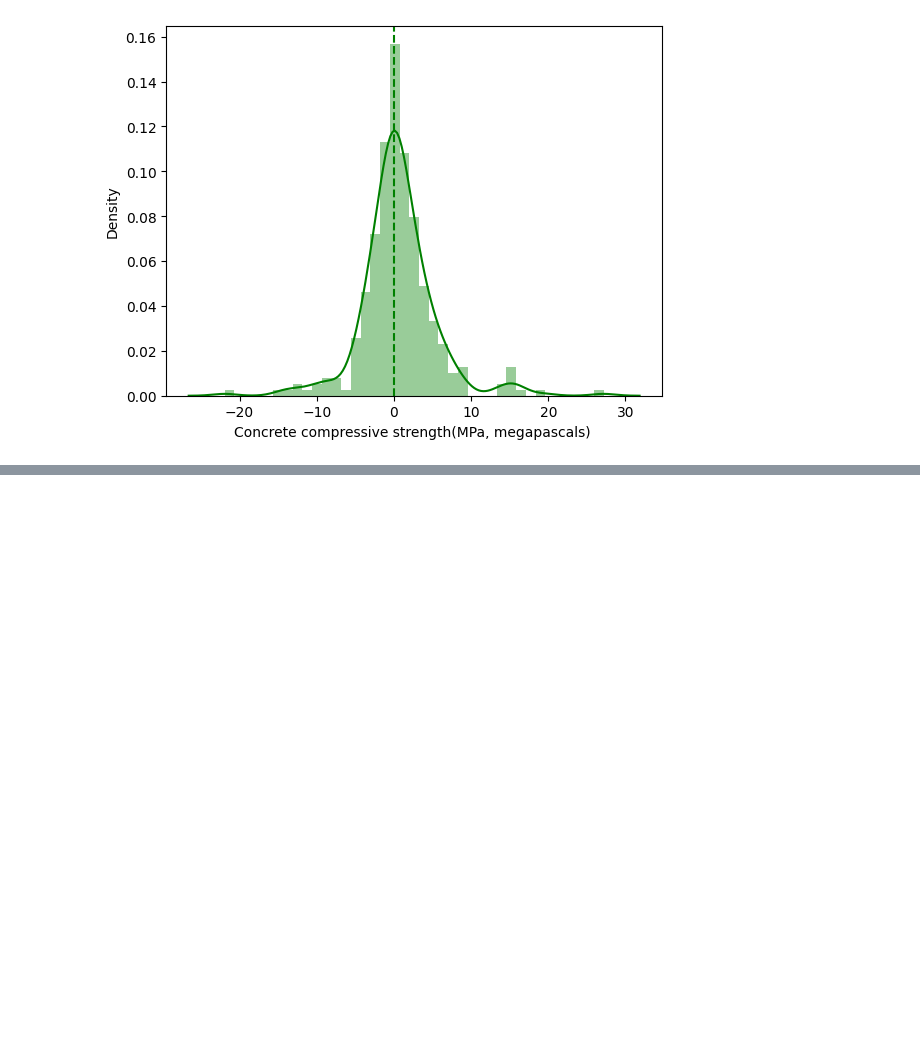
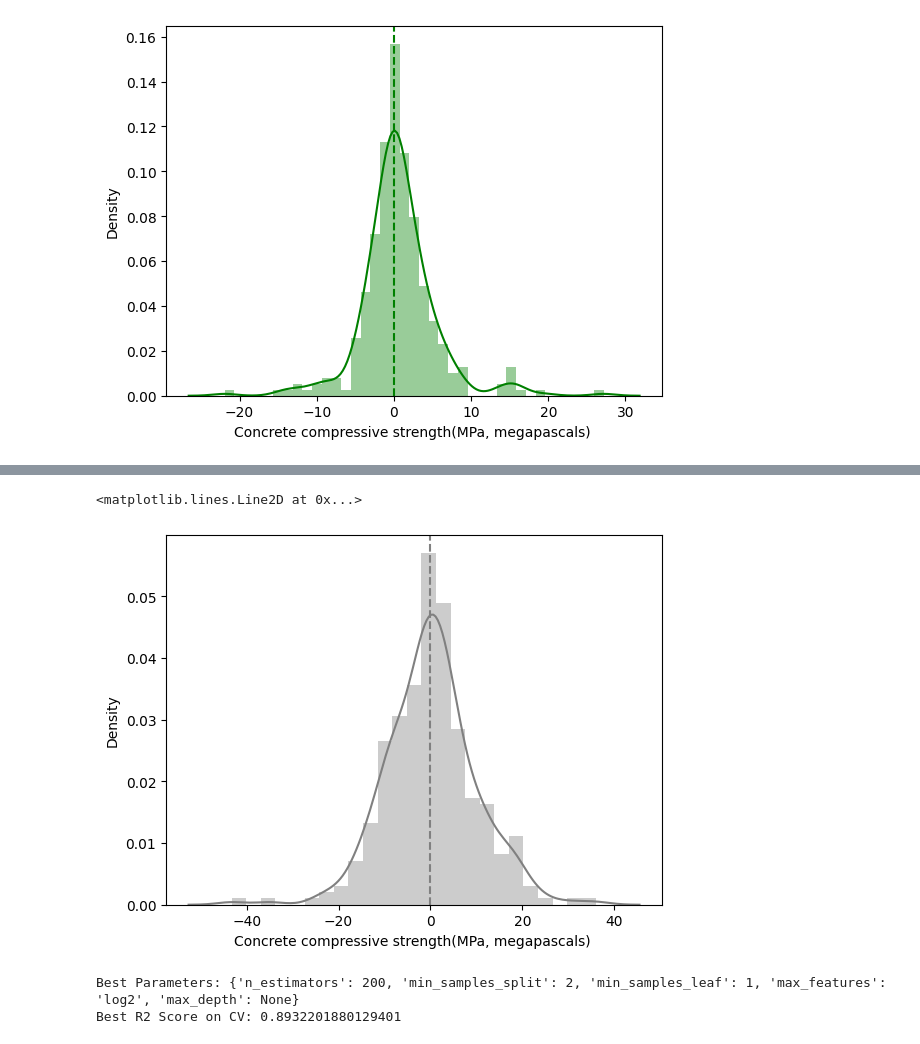
Before and after one commit to meet-vasita/CementPrediction_Model, a Jupyter notebook: Model.ipynb, the cells around one changed output, grey strips where cells are left out. Cells and saved outputs as stored; diff of their text form; code cells hidden in the pictures; blank space fills up the shorter version.

```diff
--- a/Model.ipynb
+++ b/Model.ipynb
@@ -425,0 +440,42 @@ plt.axvline(0,linestyle='--',color='purple')
+# %%
+sns.distplot(y_test - y_pred_knn,color='grey')
+plt.axvline(0,linestyle='--',color='grey')
+# %% [output]
+<matplotlib.lines.Line2D at 0x...>
+[figure, added]
+# %%
+#hyperparameter tuning
+
+from sklearn.model_selection import RandomizedSearchCV
+
+RF = RandomForestRegressor(random_state=42)
+
+#Define Hyperparameter Grid
+param_dist = {
+    'n_estimators':[100,200,400,500],
+    'max_depth':[None,10,20,40],
+    'min_samples_split':[2,5,10],
+    'min_samples_leaf':[1,2,4],
+    'max_features':['auto','sqrt','log2']
+}
+
+#RandomizedSearchCV setup
+random_search = RandomizedSearchCV(
+    estimator=RF,
+    param_distributions=param_dist,
+    n_iter=50,
+    cv=5,
+    scoring='r2',
+    n_jobs= -1
+)
+
+#Fit to training data
+random_search.fit(X_train,y_train)
+
+#Best Model
+best_rf = random_search.best_estimator_
+print('Best Parameters:',random_search.best_params_)
+print('Best R2 Score on CV:',random_search.best_score_)
+# %% [output]
+Best Parameters: {'n_estimators': 200, 'min_samples_split': 2, 'min_samples_leaf': 1, 'max_features': 'log2', 'max_depth': None}
+Best R2 Score on CV: 0.8932201880129401
```
Also changed, not shown: parts of 17 cells of this notebook, 1 other file.
